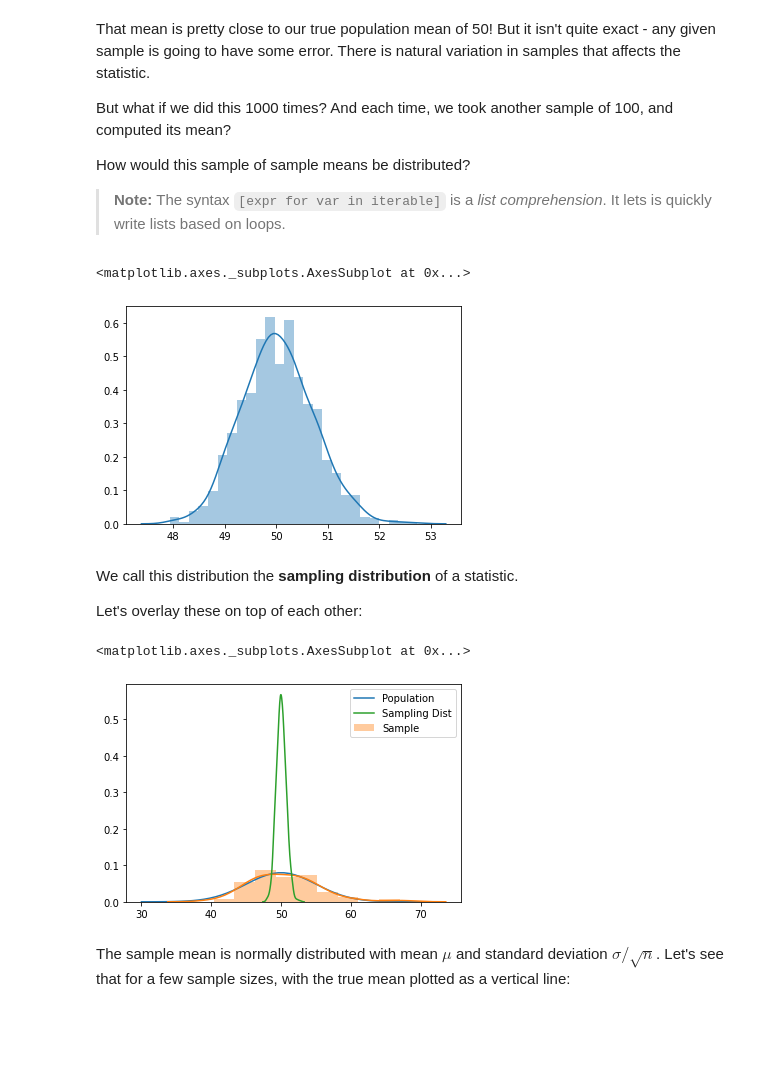
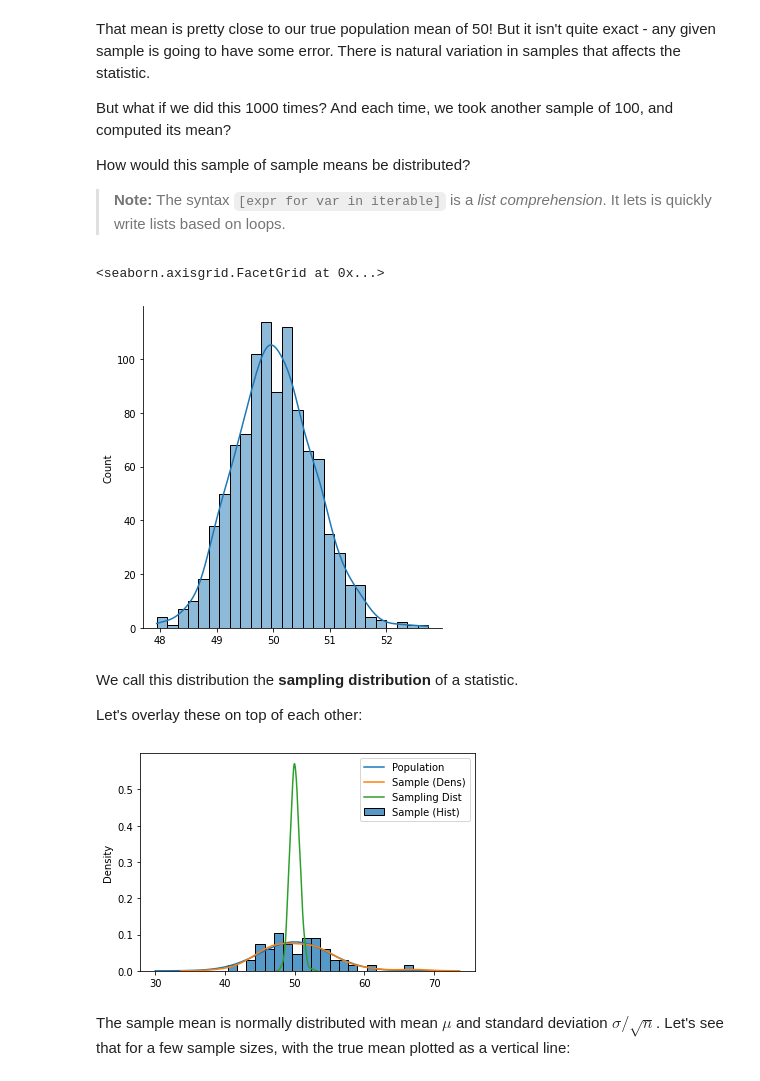
Before and after one commit to mdekstrand/cs533-web, a Jupyter notebook: resources/tutorials/SamplingDists.ipynb, the cells around one changed output. Saved outputs shown, nothing was run; the diff lists cells and outputs as text; code cells hidden in the pictures; blank space fills up the shorter version.

```diff
--- a/resources/tutorials/SamplingDists.ipynb
+++ b/resources/tutorials/SamplingDists.ipynb
@@ -69,21 +69,23 @@ How would this sample of sample means be distributed?
 > **Note:** The syntax `[expr for var in iterable]` is a *list comprehension*. It lets is quickly write lists based on loops.
 # %%
 sample_means = [np.mean(dist.rvs(size=50, random_state=rng)) for i in range(1000)]
-sns.distplot(sample_means)
+sns.displot(sample_means, kde=True)
 # %% [output]
-<matplotlib.axes._subplots.AxesSubplot at 0x...>
+<seaborn.axisgrid.FacetGrid at 0x...>
-[figure, old version]
+[figure, new version]
 # %% [markdown]
 We call this distribution the **sampling distribution** of a statistic.
 
 Let's overlay these on top of each other:
 # %%
 plt.plot(np.linspace(30, 70), dist.pdf(np.linspace(30, 70)), label='Population')
-sns.distplot(sample, label='Sample')
+sns.histplot(sample, label='Sample (Hist)', stat='density', bins=20)
+sns.kdeplot(sample, label='Sample (Dens)')
 sns.kdeplot(sample_means, label='Sampling Dist')
+plt.legend()
+plt.show()
 # %% [output]
-<matplotlib.axes._subplots.AxesSubplot at 0x...>
-[figure, old version]
+[figure, new version]
 # %% [markdown]
 The sample mean is normally distributed with mean $\mu$ and standard deviation $\sigma/\sqrt{n}$.  Let's see that for a few sample sizes, with the true mean plotted as a vertical line:
 # %%
```
Also changed, not shown: parts of 1 cell of this notebook, 3 other files.
